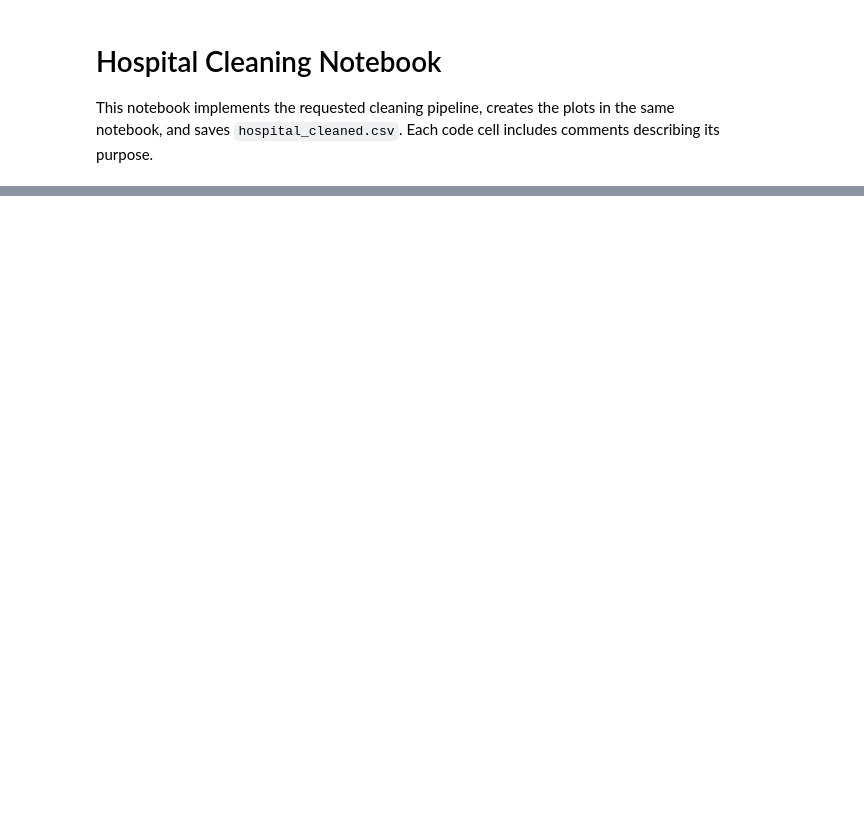
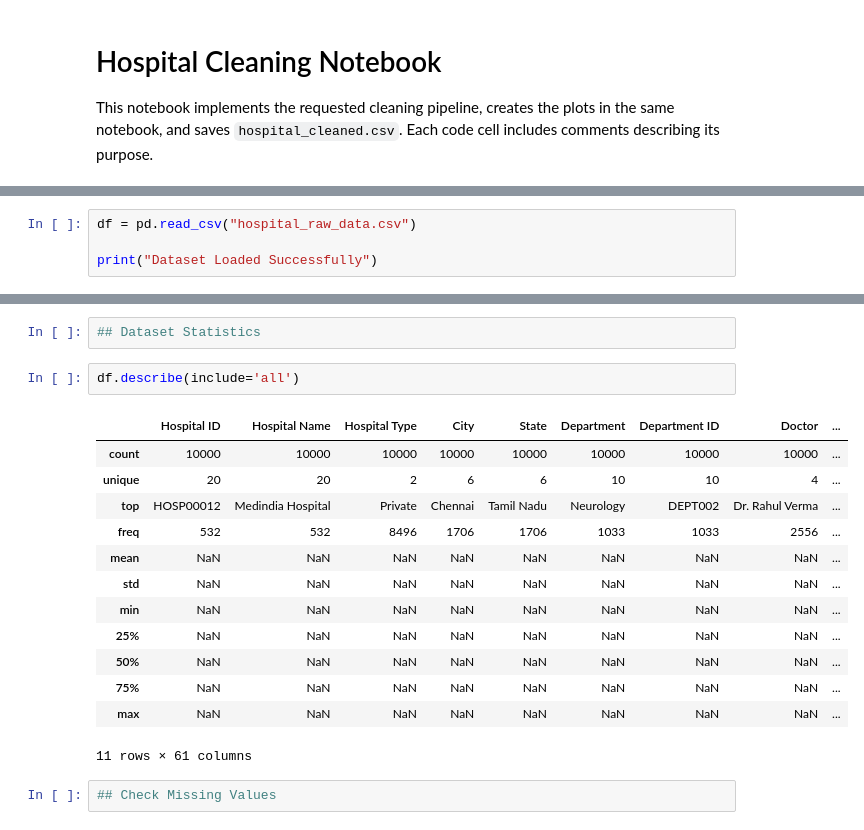
Before and after one commit to springboardmentor09876x-cmd/Hospital-Operations-Patient-Analytics-, a Jupyter notebook: hospital_cleaning.ipynb, the cells around one changed output, grey strips where cells are left out. Cells and saved outputs as stored; diff of their text form; blank space fills up the shorter version.

Commit message:
Completed Module 2 - Data Cleaning & Transformation

```diff
--- a/hospital_cleaning.ipynb
+++ b/hospital_cleaning.ipynb
@@ -296,0 +13,4 @@ Saved cleaned dataset to hospital_cleaned.csv
+# %%
+df = pd.read_csv("hospital_raw_data.csv")
+
+print("Dataset Loaded Successfully")
@@ -296,0 +59,20 @@ Saved cleaned dataset to hospital_cleaned.csv
+# %%
+## Dataset Statistics
+# %%
+df.describe(include='all')
+# %% [output]
+|  | Hospital ID | Hospital Name | Hospital Type | City | State | Department | Department ID | Doctor | ... |
+| count | 10000 | 10000 | 10000 | 10000 | 10000 | 10000 | 10000 | 10000 | ... |
+| unique | 20 | 20 | 2 | 6 | 6 | 10 | 10 | 4 | ... |
+| top | HOSP00012 | Medindia Hospital | Private | Chennai | Tamil Nadu | Neurology | DEPT002 | Dr. Rahul Verma | ... |
+| freq | 532 | 532 | 8496 | 1706 | 1706 | 1033 | 1033 | 2556 | ... |
+| mean | NaN | NaN | NaN | NaN | NaN | NaN | NaN | NaN | ... |
+| std | NaN | NaN | NaN | NaN | NaN | NaN | NaN | NaN | ... |
+| min | NaN | NaN | NaN | NaN | NaN | NaN | NaN | NaN | ... |
+| 25% | NaN | NaN | NaN | NaN | NaN | NaN | NaN | NaN | ... |
+| 50% | NaN | NaN | NaN | NaN | NaN | NaN | NaN | NaN | ... |
+| 75% | NaN | NaN | NaN | NaN | NaN | NaN | NaN | NaN | ... |
+| max | NaN | NaN | NaN | NaN | NaN | NaN | NaN | NaN | ... |
+11 rows × 61 columns
+# %%
+## Check Missing Values
```
Also changed, not shown: parts of 32 cells of this notebook, 1 other file.
